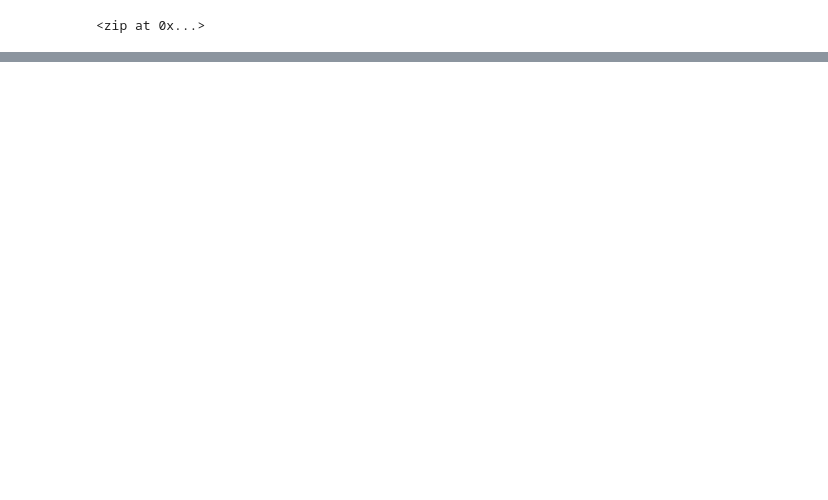
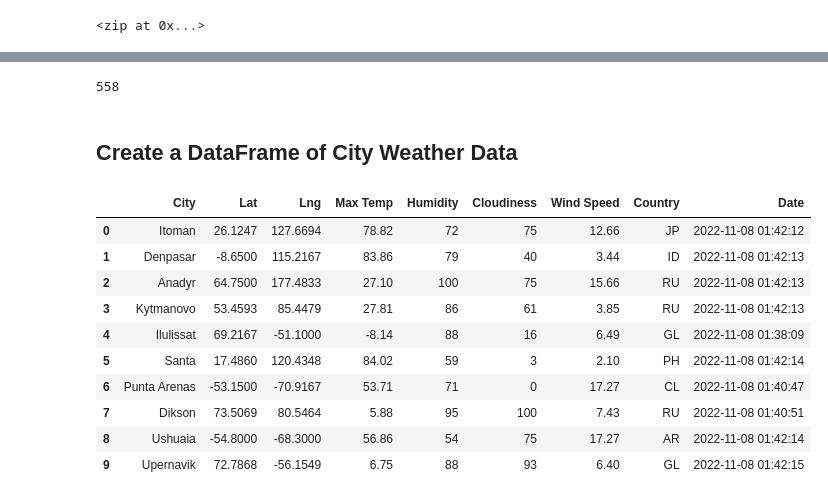
Before and after one commit to ParnaKundu/World_Weather_Analysis, a Jupyter notebook: WeatherPy.ipynb, the cells around one changed output, grey strips where cells are left out. Saved outputs shown, nothing was run; the diff lists cells and outputs as text; code cells hidden in the pictures; blank space fills up the shorter version.

Commit message:
Create Weather data for 500 ciites

```diff
--- a/WeatherPy.ipynb
+++ b/WeatherPy.ipynb
@@ -7,0 +19,4 @@ from citipy import citipy
+# %%
+# Build the basics URL for the OpenWeatherMap
+
+url = "https://api.openweathermap.org/data/2.5/weather?units=Imperial&APPID=" + weather_api_key
@@ -35,0 +55,14 @@ len(cities)
+# %%
+# Create an empty list to hold the weather data.
+
+city_data = []
+
+# Print the beginning of the logging.
+
+print("Beginning of Data Retrieval")
+print("-----------------------------")
+
+# Create counters.
+
+record_count = 1
+set_count = 1
@@ -35,0 +152,23 @@ len(cities)
+# %%
+len(city_data)
+# %% [output]
+558
+# %% [markdown]
+## Create a DataFrame of City Weather Data
+# %%
+# Convert the array of dictionaries to a Pandas DataFrame.
+
+city_data_df = pd.DataFrame(city_data)
+city_data_df.head(10)
+# %% [output]
+|  | City | Lat | Lng | Max Temp | Humidity | Cloudiness | Wind Speed | Country | Date |
+| 0 | Itoman | 26.1247 | 127.6694 | 78.82 | 72 | 75 | 12.66 | JP | 2022-11-08 01:42:12 |
+| 1 | Denpasar | -8.6500 | 115.2167 | 83.86 | 79 | 40 | 3.44 | ID | 2022-11-08 01:42:13 |
+| 2 | Anadyr | 64.7500 | 177.4833 | 27.10 | 100 | 75 | 15.66 | RU | 2022-11-08 01:42:13 |
+| 3 | Kytmanovo | 53.4593 | 85.4479 | 27.81 | 86 | 61 | 3.85 | RU | 2022-11-08 01:42:13 |
+| 4 | Ilulissat | 69.2167 | -51.1000 | -8.14 | 88 | 16 | 6.49 | GL | 2022-11-08 01:38:09 |
+| 5 | Santa | 17.4860 | 120.4348 | 84.02 | 59 | 3 | 2.10 | PH | 2022-11-08 01:42:14 |
+| 6 | Punta Arenas | -53.1500 | -70.9167 | 53.71 | 71 | 0 | 17.27 | CL | 2022-11-08 01:40:47 |
+| 7 | Dikson | 73.5069 | 80.5464 | 5.88 | 95 | 100 | 7.43 | RU | 2022-11-08 01:40:51 |
+| 8 | Ushuaia | -54.8000 | -68.3000 | 56.86 | 54 | 75 | 17.27 | AR | 2022-11-08 01:42:14 |
+| 9 | Upernavik | 72.7868 | -56.1549 | 6.75 | 88 | 93 | 6.40 | GL | 2022-11-08 01:42:15 |
```
Also changed, not shown: parts of 10 cells of this notebook, 2 other files.
